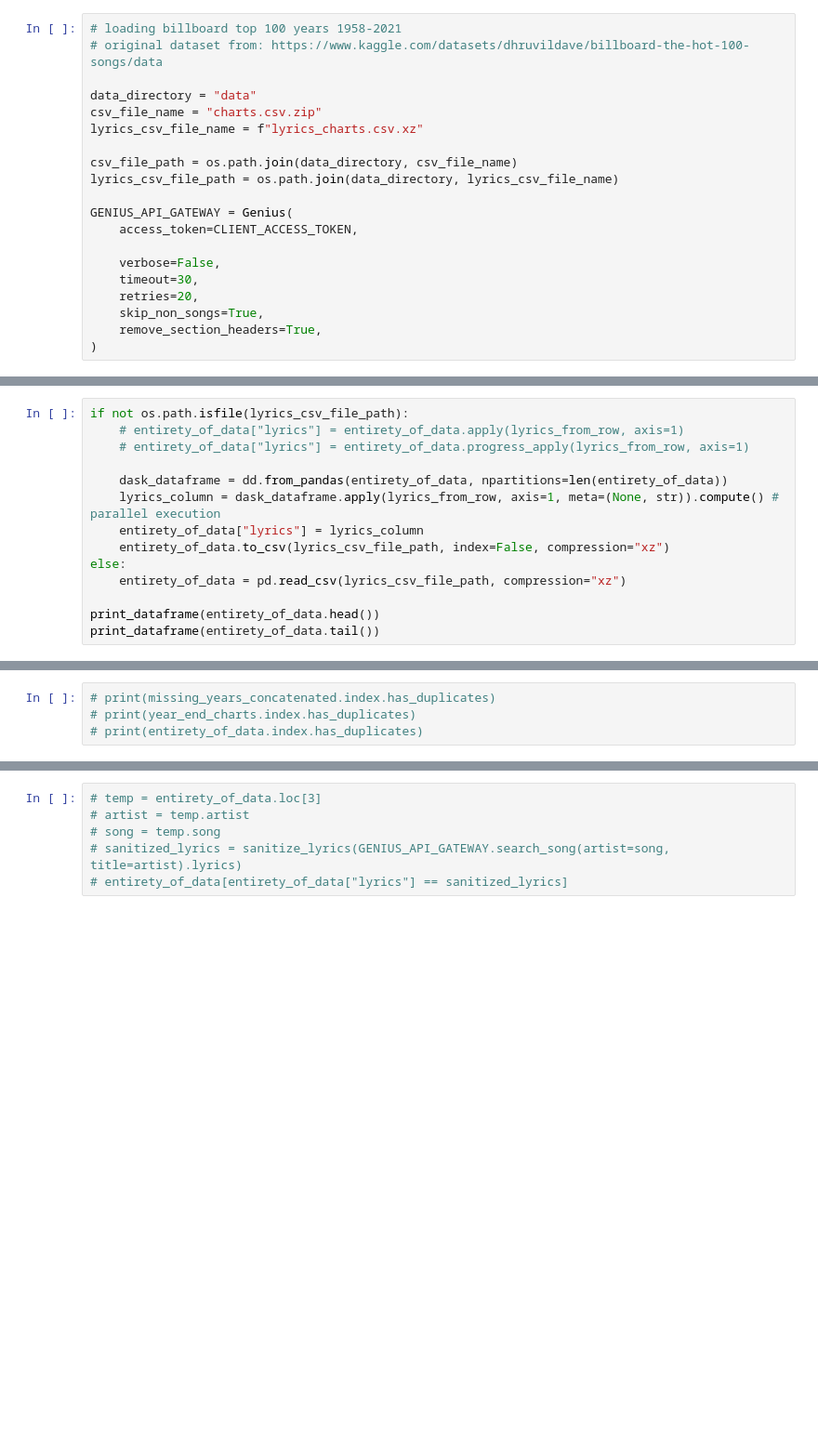
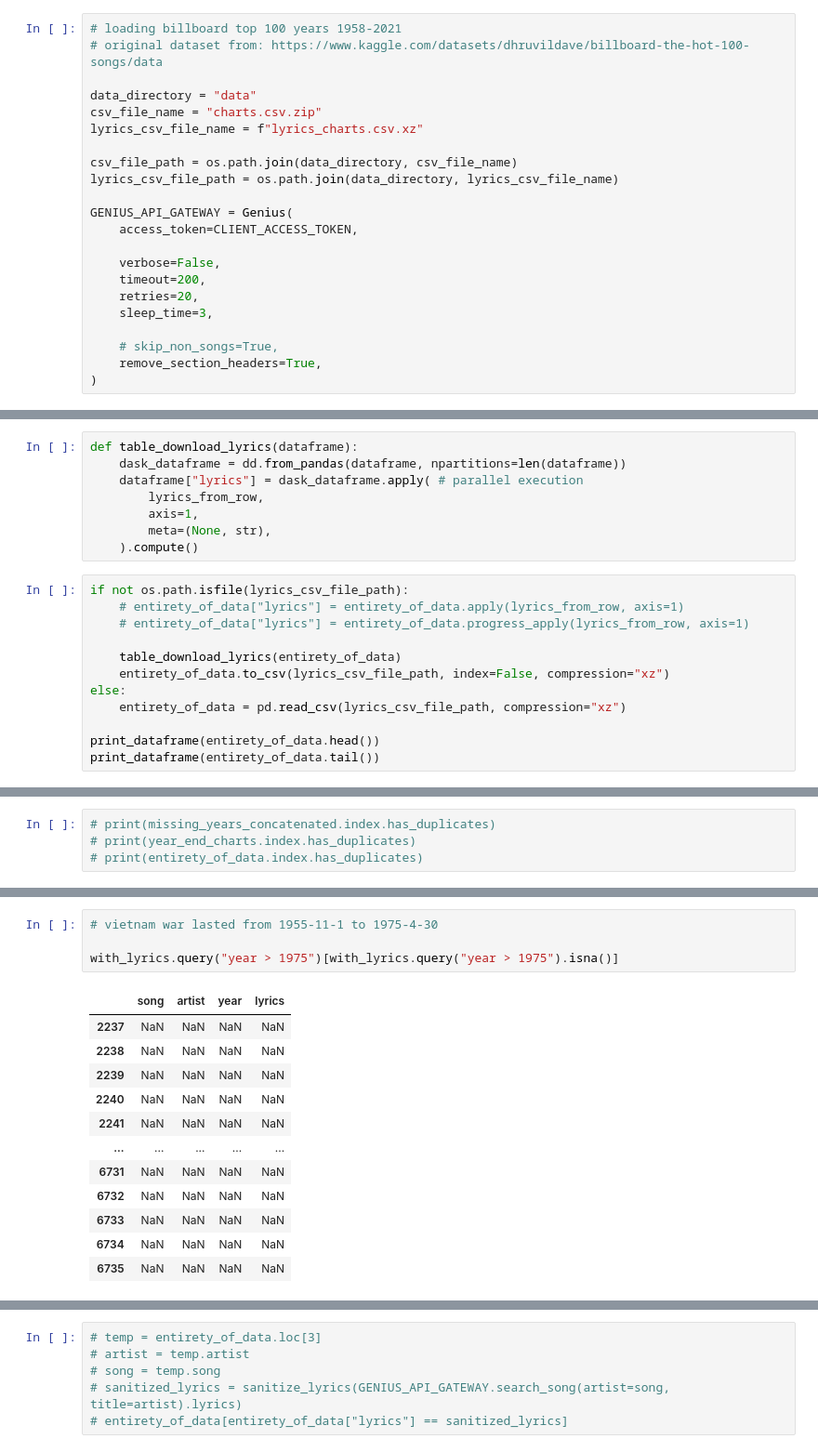
Before and after one commit to tohanov/miniproject-nlp, a Jupyter notebook: project.ipynb, the cells around one changed output, grey strips where cells are left out. Shown: that part at 93% size. Saved outputs shown, nothing was run; the diff lists cells and outputs as text; blank space fills up the shorter version.

```diff
--- a/project.ipynb
+++ b/project.ipynb
@@ -40,9 +40,11 @@ GENIUS_API_GATEWAY = Genius(
     access_token=CLIENT_ACCESS_TOKEN,
 
     verbose=False,
-    timeout=30,
+    timeout=200,
     retries=20,
-    skip_non_songs=True,
+    sleep_time=3,
+
+    # skip_non_songs=True,
     remove_section_headers=True,
 )
 # %%
@@ -370,14 +404,20 @@ entirety_of_data
 | 6734 | Favorite Time Of Year | Carrie Underwood | 2020 |
 | 6735 | Beautiful Trip | Kid Cudi | 2020 |
 6736 rows × 3 columns
+# %%
+def table_download_lyrics(dataframe):
+    dask_dataframe = dd.from_pandas(dataframe, npartitions=len(dataframe))
+    dataframe["lyrics"] = dask_dataframe.apply( # parallel execution
+        lyrics_from_row,
+        axis=1,
+        meta=(None, str),
+    ).compute()
 # %%
 if not os.path.isfile(lyrics_csv_file_path):
     # entirety_of_data["lyrics"] = entirety_of_data.apply(lyrics_from_row, axis=1)
     # entirety_of_data["lyrics"] = entirety_of_data.progress_apply(lyrics_from_row, axis=1)
 
-    dask_dataframe = dd.from_pandas(entirety_of_data, npartitions=len(entirety_of_data))
-    lyrics_column = dask_dataframe.apply(lyrics_from_row, axis=1, meta=(None, str)).compute() # parallel execution
-    entirety_of_data["lyrics"] = lyrics_column
+    table_download_lyrics(entirety_of_data)
     entirety_of_data.to_csv(lyrics_csv_file_path, index=False, compression="xz")
 else:
     entirety_of_data = pd.read_csv(lyrics_csv_file_path, compression="xz")
@@ -448,0 +500,17 @@ ValueError: Invalid frequency: []
+# %%
+# vietnam war lasted from 1955-11-1 to 1975-4-30
+
+with_lyrics.query("year > 1975")[with_lyrics.query("year > 1975").isna()]
+# %% [output]
+|  | song | artist | year | lyrics |
+| 2237 | NaN | NaN | NaN | NaN |
+| 2238 | NaN | NaN | NaN | NaN |
+| 2239 | NaN | NaN | NaN | NaN |
+| 2240 | NaN | NaN | NaN | NaN |
+| 2241 | NaN | NaN | NaN | NaN |
+| ... | ... | ... | ... | ... |
+| 6731 | NaN | NaN | NaN | NaN |
+| 6732 | NaN | NaN | NaN | NaN |
+| 6733 | NaN | NaN | NaN | NaN |
+| 6734 | NaN | NaN | NaN | NaN |
+| 6735 | NaN | NaN | NaN | NaN |
```
Also changed, not shown: parts of 10 cells of this notebook.
